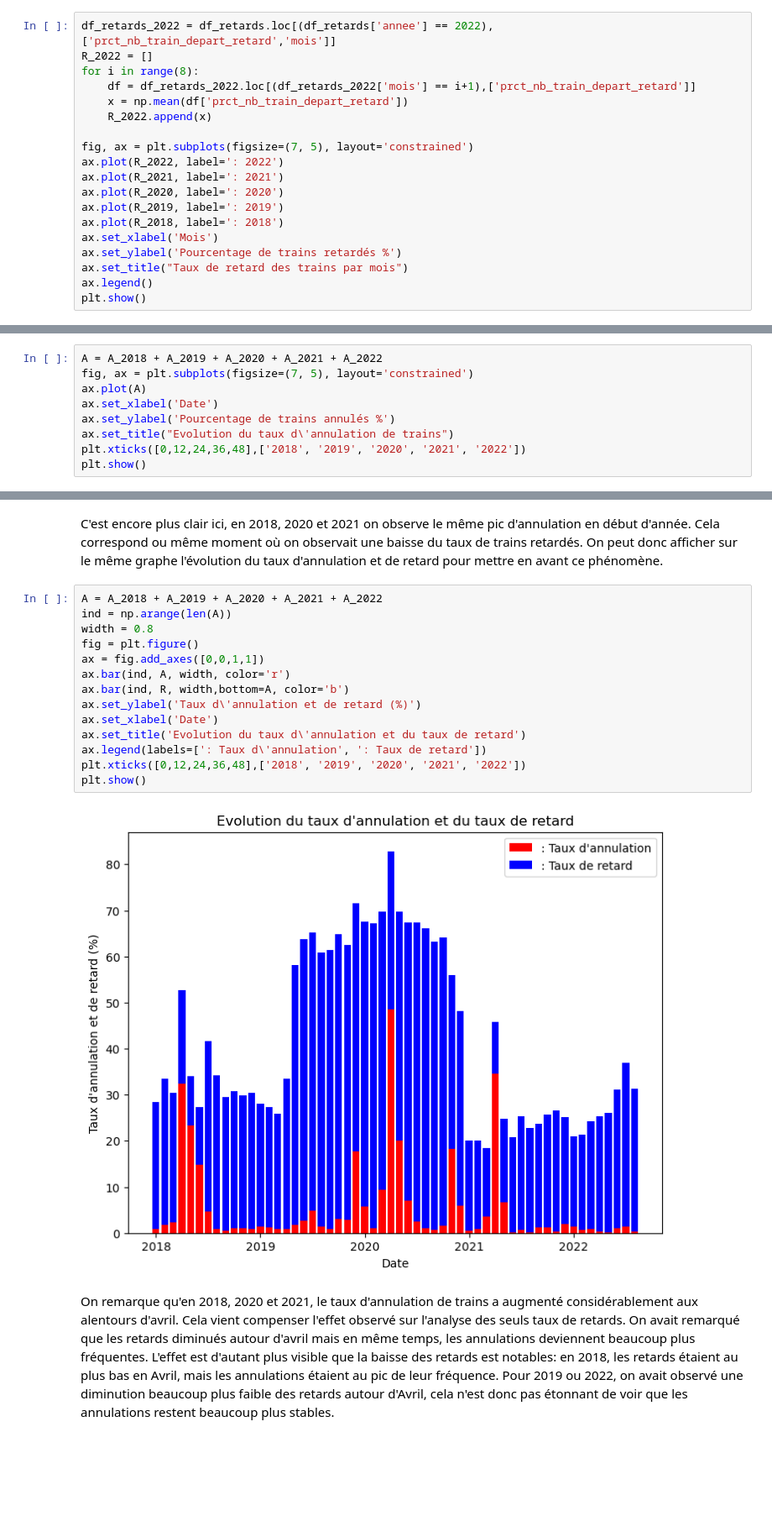
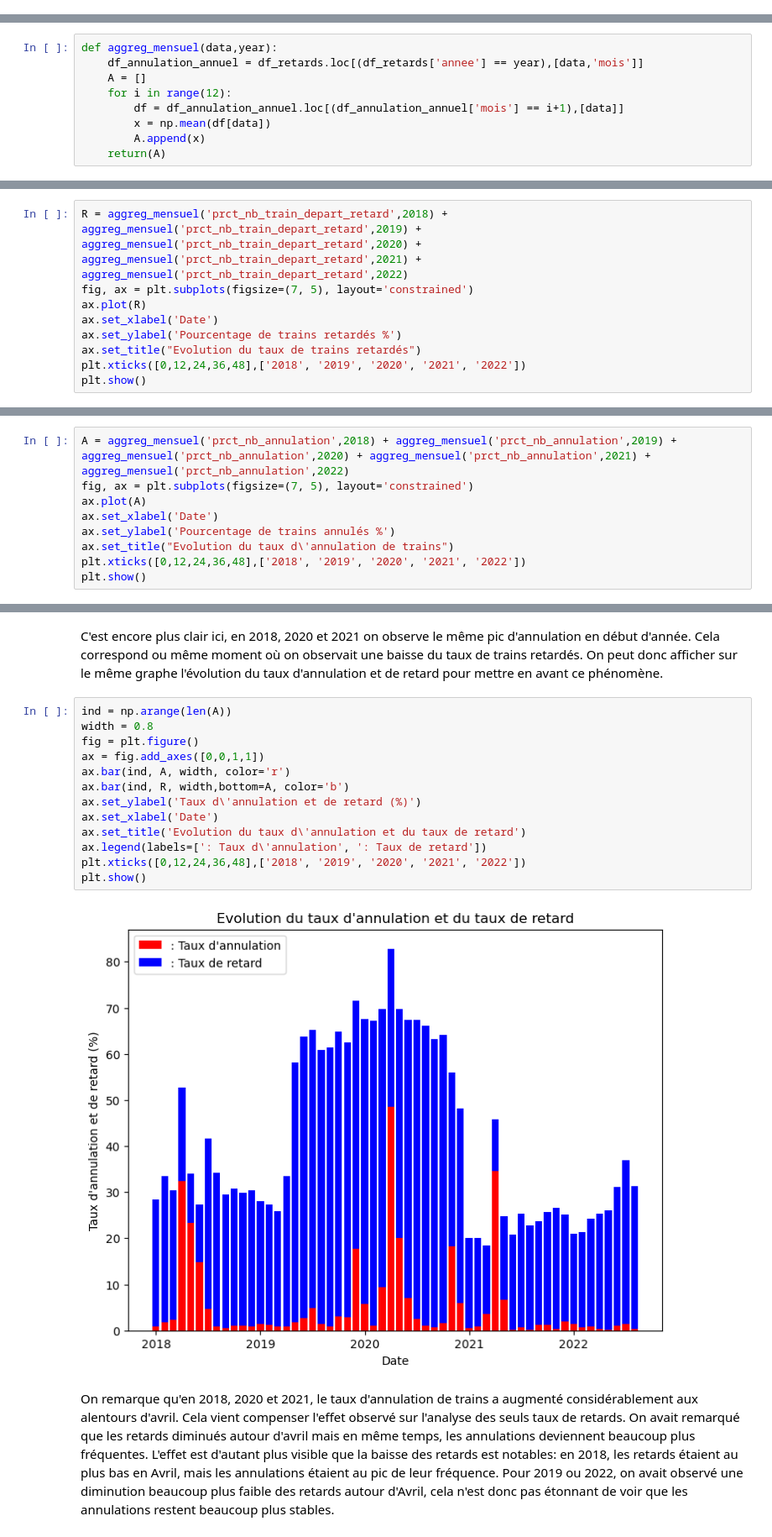
Before and after one commit to DiegoRenaud/Exercice, a Jupyter notebook: Analyse_retards.ipynb, the cells around one changed output, grey strips where cells are left out. Shown: that part at 84% size. Cells and saved outputs as stored; diff of their text form; blank space fills up the shorter version.

```diff
--- a/Analyse_retards.ipynb
+++ b/Analyse_retards.ipynb
@@ -82,19 +55,0 @@ for i in range(12):
-# %%
-df_retards_2022 = df_retards.loc[(df_retards['annee'] == 2022),['prct_nb_train_depart_retard','mois']]
-R_2022 = []
-for i in range(8):
-    df = df_retards_2022.loc[(df_retards_2022['mois'] == i+1),['prct_nb_train_depart_retard']]
-    x = np.mean(df['prct_nb_train_depart_retard'])
-    R_2022.append(x)
-
-fig, ax = plt.subplots(figsize=(7, 5), layout='constrained')
-ax.plot(R_2022, label=': 2022')
-ax.plot(R_2021, label=': 2021')
-ax.plot(R_2020, label=': 2020')
-ax.plot(R_2019, label=': 2019')
-ax.plot(R_2018, label=': 2018')
-ax.set_xlabel('Mois')
-ax.set_ylabel('Pourcentage de trains retardés %')
-ax.set_title("Taux de retard des trains par mois")
-ax.legend()
-plt.show()
@@ -102,0 +58,9 @@ plt.show()
+# %%
+def aggreg_mensuel(data,year):
+    df_annulation_annuel = df_retards.loc[(df_retards['annee'] == year),[data,'mois']]
+    A = []
+    for i in range(12):
+        df = df_annulation_annuel.loc[(df_annulation_annuel['mois'] == i+1),[data]]
+        x = np.mean(df[data])
+        A.append(x)
+    return(A)
@@ -115,0 +83,9 @@ plt.show()
+# %%
+R = aggreg_mensuel('prct_nb_train_depart_retard',2018) + aggreg_mensuel('prct_nb_train_depart_retard',2019) + aggreg_mensuel('prct_nb_train_depart_retard',2020) + aggreg_mensuel('prct_nb_train_depart_retard',2021) + aggreg_mensuel('prct_nb_train_depart_retard',2022)
+fig, ax = plt.subplots(figsize=(7, 5), layout='constrained')
+ax.plot(R)
+ax.set_xlabel('Date')
+ax.set_ylabel('Pourcentage de trains retardés %')
+ax.set_title("Evolution du taux de trains retardés")
+plt.xticks([0,12,24,36,48],['2018', '2019', '2020', '2021', '2022'])
+plt.show()
@@ -170,7 +119,7 @@ plt.show()
 # %% [markdown]
 Ici, on voit clairement qu'entre février et avril, il y a un pic du nombre d'annulation des trains. On affiche la courbe étalée sur toute la période pour rendre le phénomène encore un peu plus lisible.
 # %%
-A = A_2018 + A_2019 + A_2020 + A_2021 + A_2022
+A = aggreg_mensuel('prct_nb_annulation',2018) + aggreg_mensuel('prct_nb_annulation',2019) + aggreg_mensuel('prct_nb_annulation',2020) + aggreg_mensuel('prct_nb_annulation',2021) + aggreg_mensuel('prct_nb_annulation',2022)
 fig, ax = plt.subplots(figsize=(7, 5), layout='constrained')
 ax.plot(A)
 ax.set_xlabel('Date')
@@ -183,21 +132,20 @@ plt.show()
 # %% [markdown]
 C'est encore plus clair ici, en 2018, 2020 et 2021 on observe le même pic d'annulation en début d'année. Cela correspond ou même moment où on observait une baisse du taux de trains retardés. On peut donc afficher sur le même graphe l'évolution du taux d'annulation et de retard pour mettre en avant ce phénomène.
 # %%
-A = A_2018 + A_2019 + A_2020 + A_2021 + A_2022
 ind = np.arange(len(A))
 width = 0.8
 fig = plt.figure()
 ax = fig.add_axes([0,0,1,1])
 ax.bar(ind, A, width, color='r')
 ax.bar(ind, R, width,bottom=A, color='b')
 ax.set_ylabel('Taux d\'annulation et de retard (%)')
 ax.set_xlabel('Date')
 ax.set_title('Evolution du taux d\'annulation et du taux de retard')
 ax.legend(labels=[': Taux d\'annulation', ': Taux de retard'])
 plt.xticks([0,12,24,36,48],['2018', '2019', '2020', '2021', '2022'])
 plt.show()
 # %% [output]
-[figure, old version]
+[figure, new version]
 # %% [markdown]
 On remarque qu'en 2018, 2020 et 2021, le taux d'annulation de trains a augmenté considérablement aux alentours d'avril. Cela vient compenser l'effet observé sur l'analyse des seuls taux de retards. On avait remarqué que les retards diminués autour d'avril mais en même temps, les annulations deviennent beaucoup plus fréquentes. L'effet est d'autant plus visible que la baisse des retards est notables: en 2018, les retards étaient au plus bas en Avril, mais les annulations étaient au pic de leur fréquence. Pour 2019 ou 2022, on avait observé une diminution beaucoup plus faible des retards autour d'Avril, cela n'est donc pas étonnant de voir que les annulations restent beaucoup plus stables.
 # %% [markdown]
```
Also changed, not shown: parts of 29 cells of this notebook.
